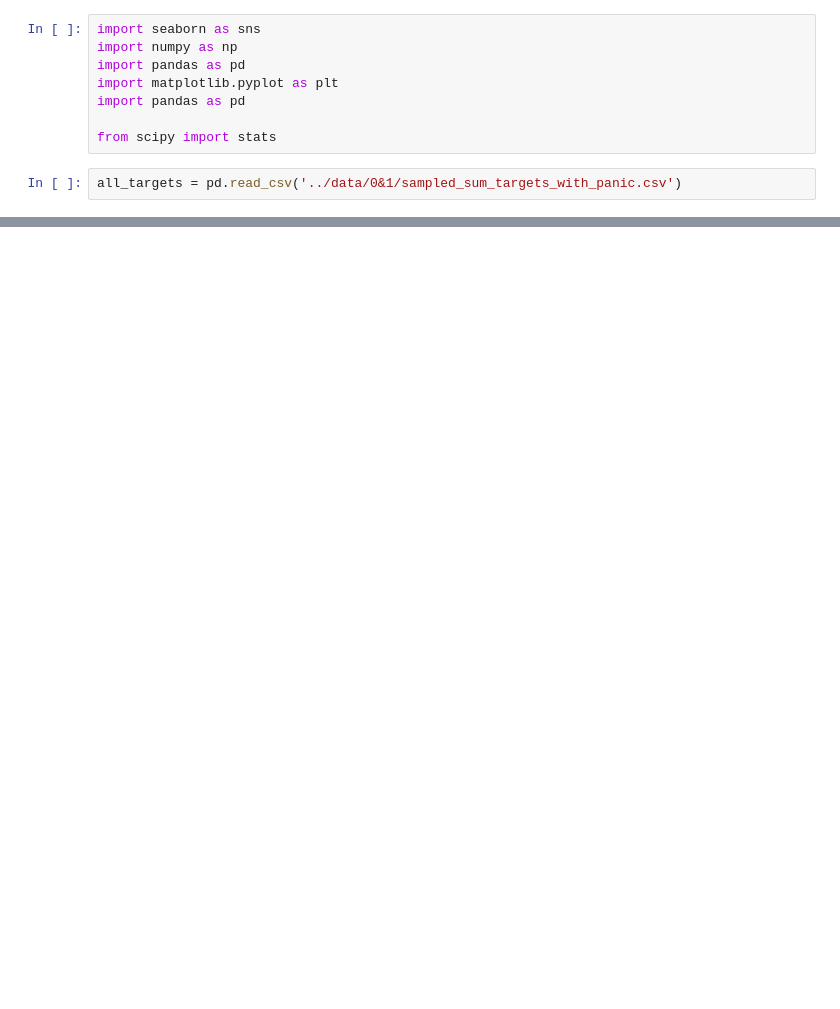
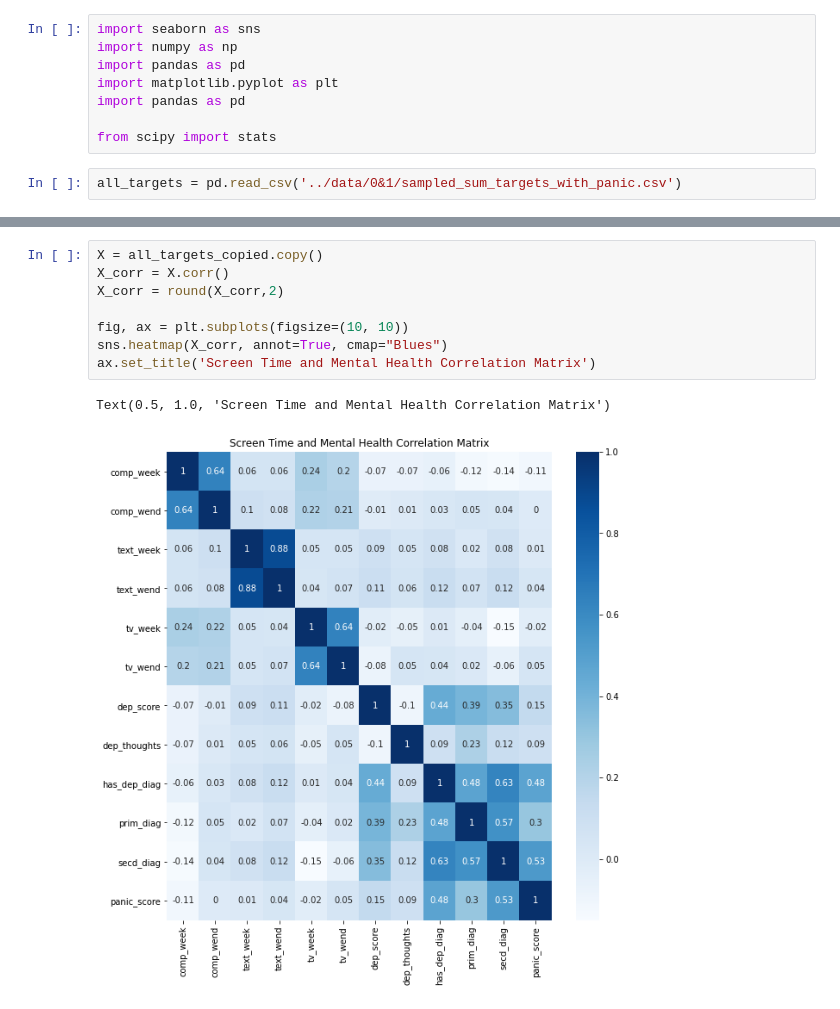
Before and after one commit to tomstark99/COMS30050, a Jupyter notebook: coursework/binary_classification/cor_Xs_y_sampled.ipynb, the cells around one changed output, grey strips where cells are left out. Saved outputs shown, nothing was run; the diff lists cells and outputs as text; blank space fills up the shorter version.

```diff
--- a/coursework/binary_classification/cor_Xs_y_sampled.ipynb
+++ b/coursework/binary_classification/cor_Xs_y_sampled.ipynb
@@ -23 +56,12 @@ total.value_counts()
 Name: total, dtype: int64
+# %%
+X = all_targets_copied.copy()
+X_corr = X.corr()
+X_corr = round(X_corr,2)
+
+fig, ax = plt.subplots(figsize=(10, 10))
+sns.heatmap(X_corr, annot=True, cmap="Blues")
+ax.set_title('Screen Time and Mental Health Correlation Matrix')
+# %% [output]
+Text(0.5, 1.0, 'Screen Time and Mental Health Correlation Matrix')
+[figure, added]
```
Also changed, not shown: parts of 22 cells of this notebook, 1 other file.
